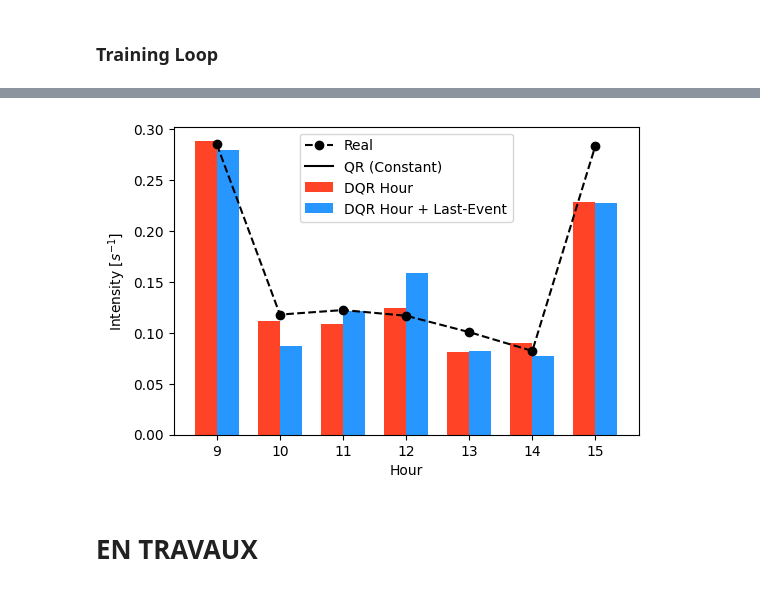
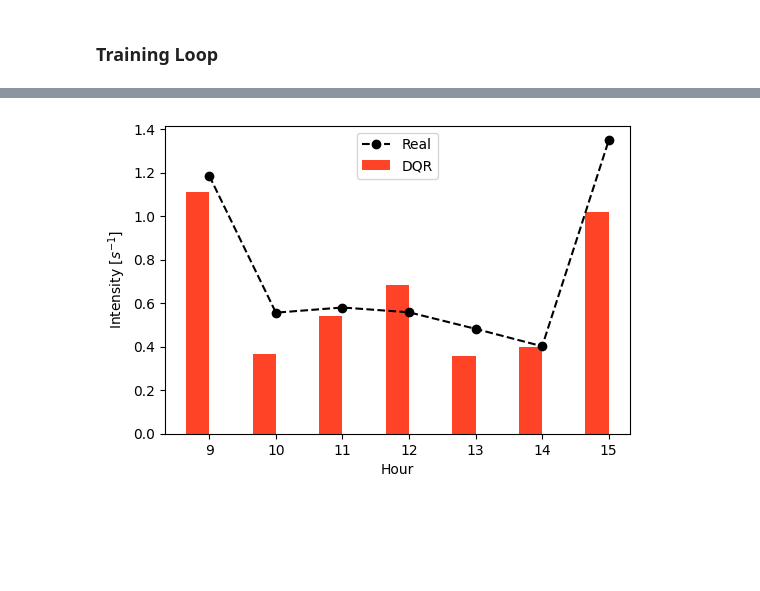
Before and after one commit to archer-paul/DeepQR-Microstructure, a Jupyter notebook: deepNN.ipynb, the cells around one changed output, grey strips where cells are left out. Cells and saved outputs as stored; diff of their text form; code cells hidden in the pictures; blank space fills up the shorter version.

Commit message:
DQR by level
Training + Transition Matrix for all five levels

```diff
--- a/deepNN.ipynb
+++ b/deepNN.ipynb
@@ -253,10 +195,10 @@ model_last_event.plot_history(model_name="Last-Event")
 # %%
-model_hour_last_event = get_or_train_model(
-    f"models/{ticker}/dqr_hour_last_event.pt",
-    data=data_hour_last_event,
+model_level_1 = get_or_train_model(
+    f"models/{ticker}/dqr_level_1.pt",
+    data=df_train_1,
     compute_model=False,
     use_hour=True,
     use_last_event=True,
-    hour_num_classes=df_train["hour_last_event"].nunique())
-model_hour_last_event.plot_history(model_name="Hour + Last-Event")
+    hour_num_classes=dfs_by_abs_level[1]["hour_last_event"].nunique())
+model_level_1.plot_history(model_name="Level 1: Hour+Last-Event")
 # %% [output]
@@ -264,20 +264,17 @@ model_hour_last_event.plot_history(model_name="Hour + Last-Event")
 # %%
 from dqrfunctions import transition_real, transition_dqr
 
-event_id_np = df_train["event_id"].to_numpy()
-last_id_np  = df_train["last_event_id"].to_numpy()
+df_level_1 = dfs_by_abs_level[1].copy()
+
+event_id_np = df_level_1["event_id"].to_numpy()
+last_id_np  = df_level_1["last_event_id"].to_numpy()
 # DQR: last_event_id must match X lines format (torch)
 last_id_t = torch.tensor(last_id_np, dtype=torch.long)
 
 T_real = transition_real(event_id_np, last_id_np, n_events=3)
-T_dqr_le = transition_dqr(
-                        model=model_last_event,
-                        data=data_last_event,
-                        last_event_id=last_id_t,
-                        n_events=3)
-T_dqr_h_le = transition_dqr(
-                        model=model_hour_last_event,
-                        data=data_hour_last_event,
+T_dqr = transition_dqr(
+                        model=model_level_1,
+                        data=df_train_1,
                         last_event_id=last_id_t,
                         n_events=3)
 T_qr = qr_matrix.to_numpy()
@@ -298,26 +291,22 @@ plt.show()
 # %%
 from dqrfunctions import compute_hourly_intensity, compute_real_hourly_intensity
-hourly_dqr_h = compute_hourly_intensity(model_hour, data_hour, df_train["hour_last_event"].values)
-hourly_dqr_h_le = compute_hourly_intensity(model_hour_last_event, data_hour_last_event, df_train["hour_last_event"].values)
-hourly_real = compute_real_hourly_intensity(df_train, trade_id=2)
+hourly_dqr = compute_hourly_intensity(model_level_1, df_train_1, df_level_1["hour_last_event"].values)
+hourly_real = compute_real_hourly_intensity(df_level_1, trade_id=2)
 
-from qrFunctions import compute_hourly_intensity_qr
-hourly_qr, constant_hourly_qr = compute_hourly_intensity_qr(lambdas, df_train)
+#from qrFunctions import compute_hourly_intensity_qr
+#hourly_qr, constant_hourly_qr = compute_hourly_intensity_qr(lambdas, df_train)
 # %%
 width = 0.35
-x = hourly_dqr_h.index.values + 9
+x = hourly_dqr.index.values + 9
 fig, ax = plt.subplots(figsize=(6,4))
-ax.bar(x - width/2, hourly_dqr_h.values, width=width, color="#FF4327", label="DQR Hour")
-ax.bar(x + width/2, hourly_dqr_h_le.values, width=width, color="#2797FF", label="DQR Hour + Last-Event")
+ax.bar(x - width/2, hourly_dqr.values, width=width, color="#FF4327", label="DQR")
 ax.plot(x, hourly_real.values, "o--", color="black", label="Real")
 #ax.plot(hourly_qr.index, hourly_qr.values, label="QR", marker='^', linestyle='--', color='darkblue')
-ax.axhline(constant_hourly_qr, xmin=x.min(), xmax=x.max(), color='black', linestyle='-', label='QR (Constant)')
+#ax.axhline(constant_hourly_qr, xmin=x.min(), xmax=x.max(), color='black', linestyle='-', label='QR (Constant)')
 ax.set_xlabel("Hour")
 ax.set_ylabel(r"Intensity [$s^{-1}$]")
 ax.set_xticks(x)
 ax.legend()
 plt.show()
 # %% [output]
-[figure, old version]
+[figure, new version]
-# %% [markdown]
-# EN TRAVAUX #
```
Also changed, not shown: parts of 22 cells of this notebook, 6 other files.
